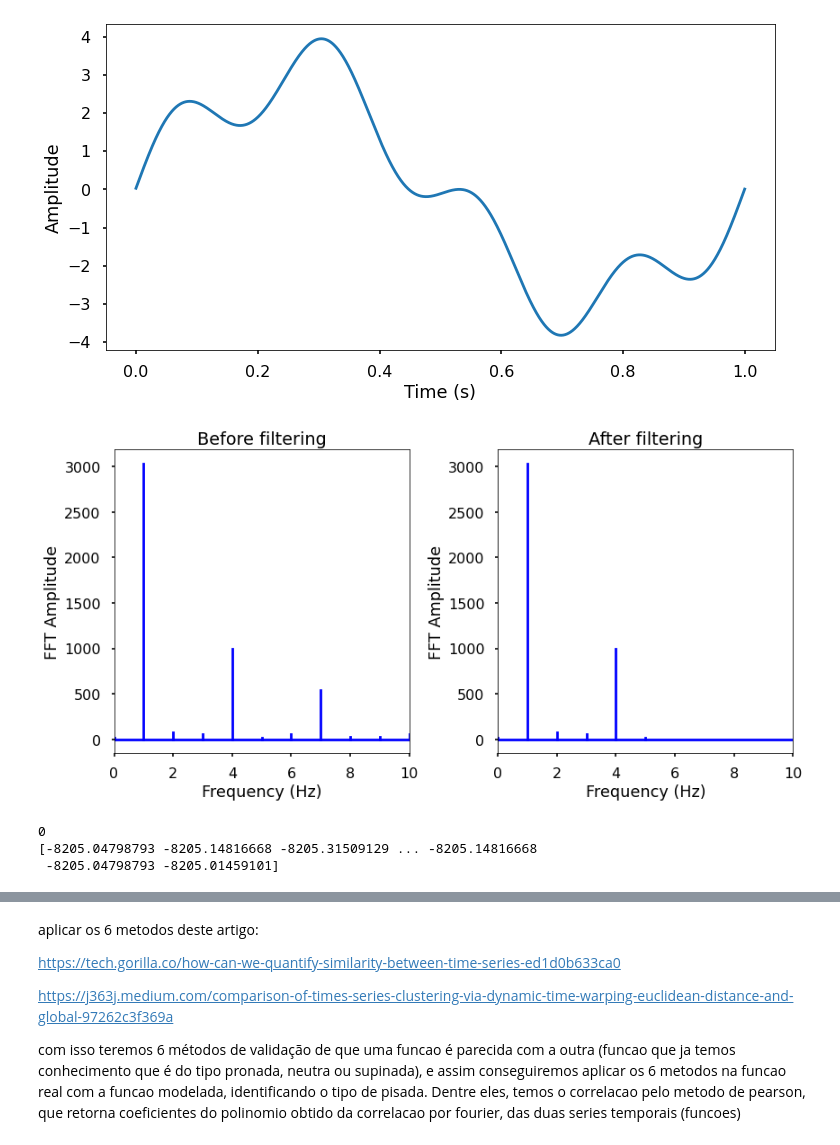
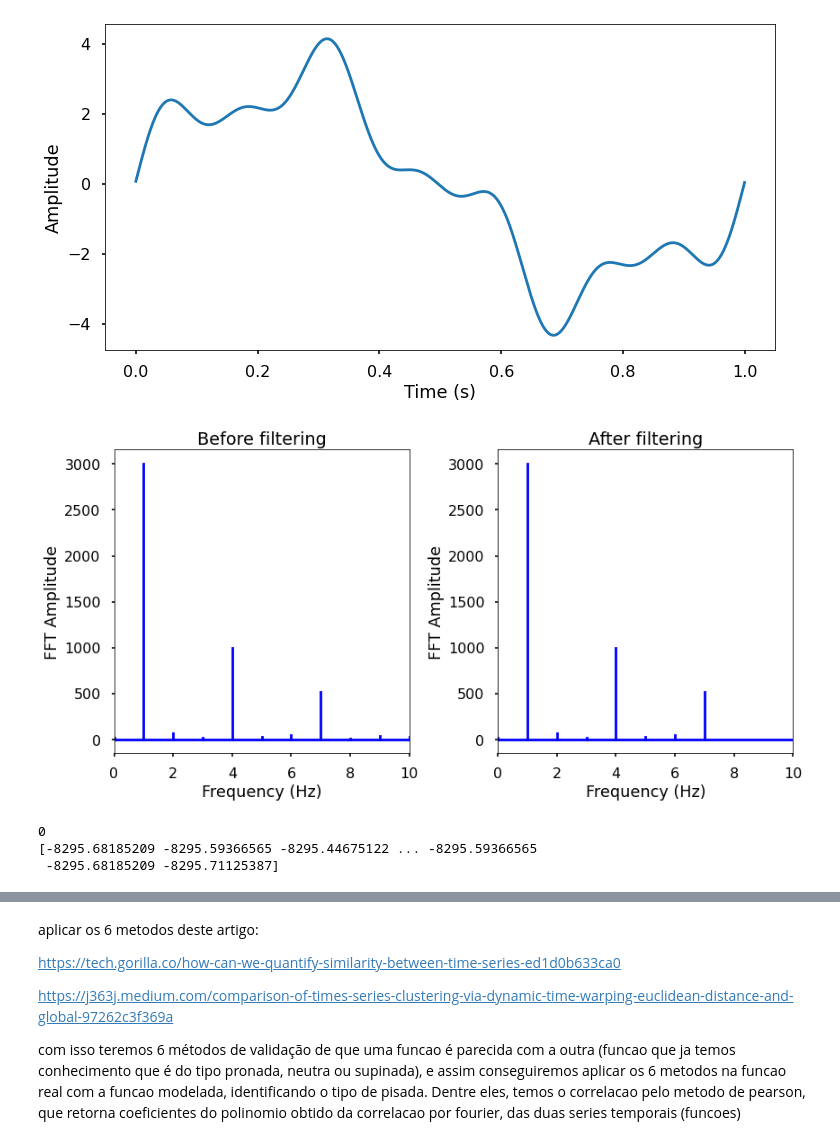
Before and after one commit to DiogoReze/FFT-Estudo, a Jupyter notebook: FFT_Estudo.ipynb, the cells around one changed output, grey strips where cells are left out. Cells and saved outputs as stored; diff of their text form; code cells hidden in the pictures.

```diff
--- a/FFT_Estudo.ipynb
+++ b/FFT_Estudo.ipynb
@@ -76,7 +77,7 @@ sig_fft_filtered = sig_fft.copy()
 freq = fftfreq(len(x), d=1./2000)
 
 # define the cut-off frequency
-cut_off = 5
+cut_off = 7
 
 # high-pass filter by assign zeros to the
 # FFT amplitudes where the absolute
@@ -85,35 +86,35 @@ sig_fft_filtered[np.abs(freq) > cut_off] = 0
 
 # get the filtered signal in time domain
 filtered = ifft(sig_fft_filtered)
 
 # plot the filtered signal
 plt.figure(figsize = (12, 6))
 plt.plot(t, filtered)
 plt.xlabel('Time (s)')
 plt.ylabel('Amplitude')
 plt.show()
 
 # plot the FFT amplitude before and after
 plt.figure(figsize = (12, 6))
 plt.subplot(121)
 plt.stem(freq, np.abs(sig_fft), 'b', \
          markerfmt=" ", basefmt="-b")
 plt.title('Before filtering')
 plt.xlim(0, 10)
 plt.xlabel('Frequency (Hz)')
 plt.ylabel('FFT Amplitude')
 plt.subplot(122)
 plt.stem(freq, np.abs(sig_fft_filtered), 'b', \
          markerfmt=" ", basefmt="-b")
 plt.title('After filtering')
 plt.xlim(0, 10)
 plt.xlabel('Frequency (Hz)')
 plt.ylabel('FFT Amplitude')
 plt.tight_layout()
 plt.show()
 # %% [output]
-[figure, old version]
+[figure, new version]
-[figure, old version]
+[figure, new version]
 # %%
 #https://www.earthinversion.com/geophysics/computing-cross-correlation-between-seismograms/#compute-the-cross-correlation-in-time-domain
 def cross_correlation_using_fft(x, y):
@@ -136,8 +137,8 @@ print(shift)
 print(cross_correlation_using_fft(x, filtered))
 # %% [output]
 0
-[-8205.04798793 -8205.14816668 -8205.31509129 ... -8205.14816668
- -8205.04798793 -8205.01459101]
+[-8295.68185209 -8295.59366565 -8295.44675122 ... -8295.59366565
+ -8295.68185209 -8295.71125387]
 # %%
 #https://www.investopedia.com/terms/c/crosscorrelation.asp
 
```
Also changed, not shown: parts of 7 cells of this notebook.
